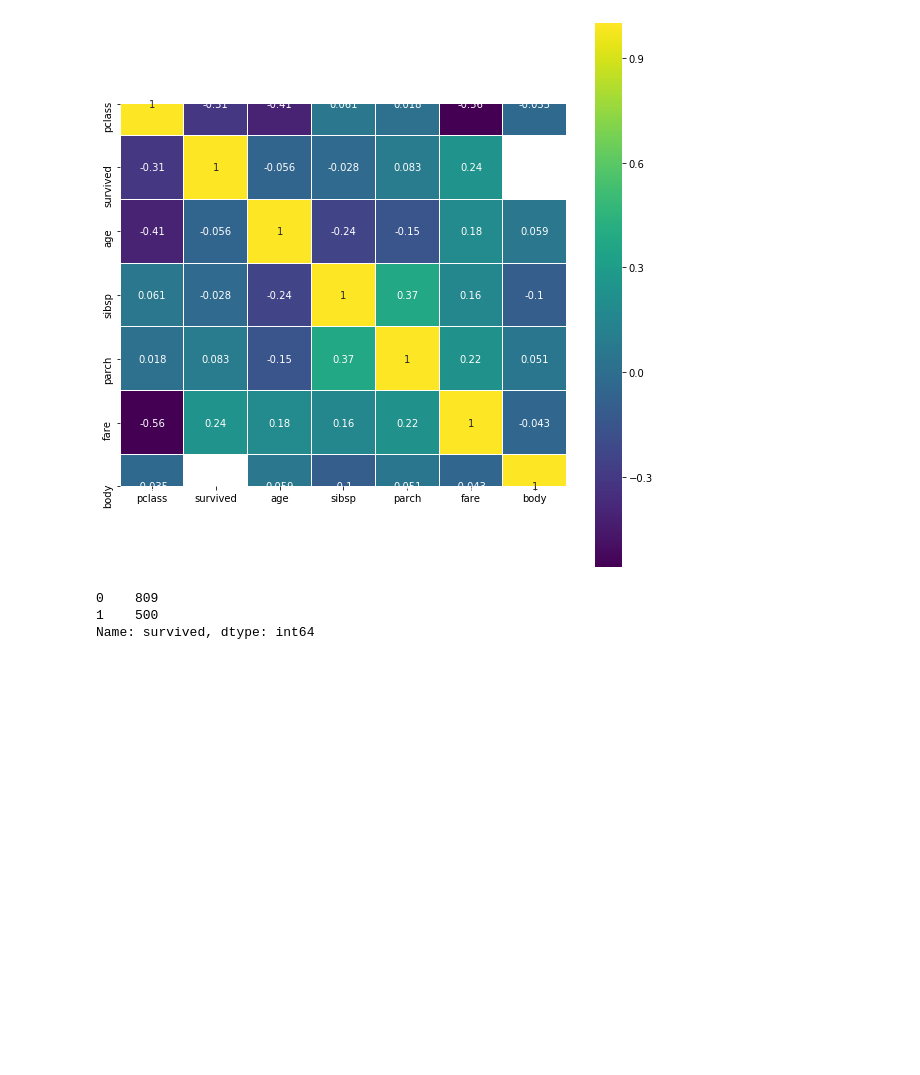
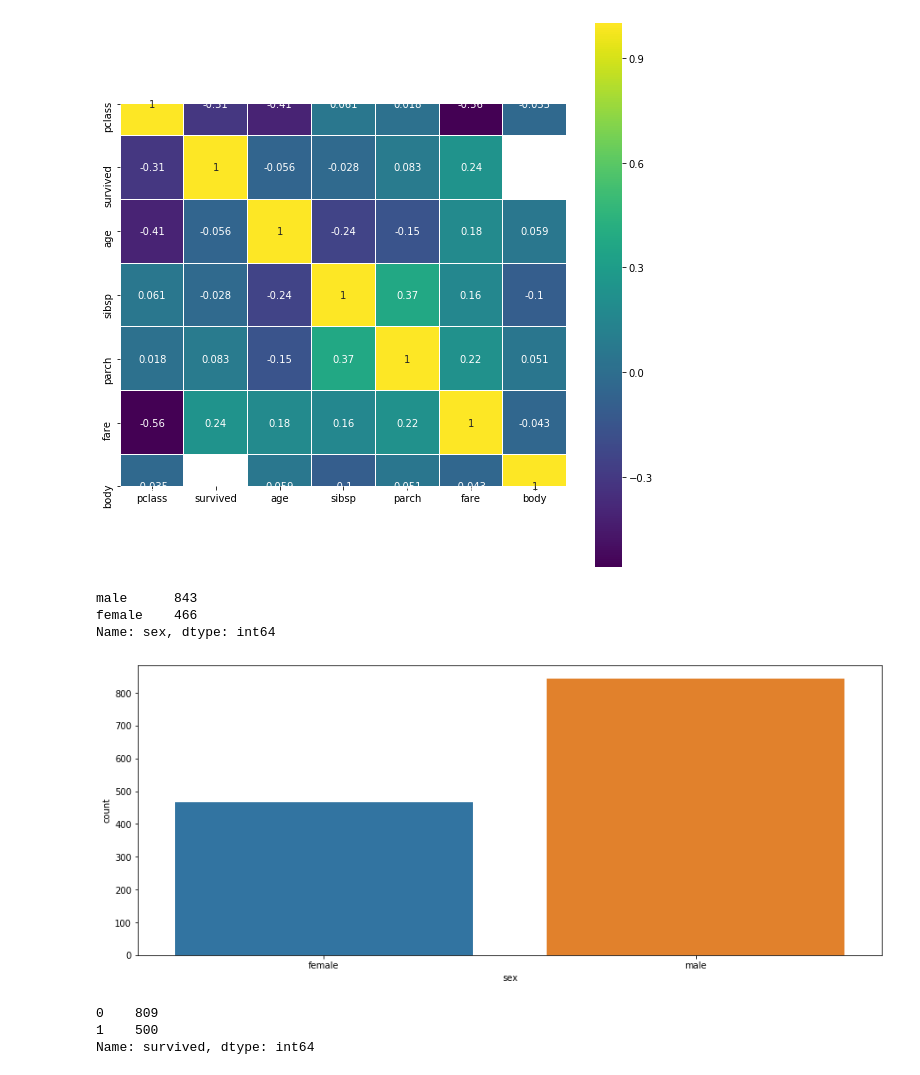
Before and after one commit to Shin-Sangseok/python_practice, a Jupyter notebook: titanic_data.ipynb, the cells around one changed output. Drawn from its saved outputs; the diff is of its cells as text; code cells hidden in the pictures; blank space fills up the shorter version.

```diff
--- a/titanic_data.ipynb
+++ b/titanic_data.ipynb
@@ -109,6 +109,19 @@ sns.heatmap(raw_data.corr(), linewidths=0.01, square=True,
 plt.show()
 # %% [output]
 [figure]
+# %%
+rd_sex = raw_data['sex'].value_counts()
+rd_sex
+# %% [output]
+male      843
+female    466
+Name: sex, dtype: int64
+# %%
+plt.figure(figsize=(15,6))
+sns.countplot('sex',data=raw_data)
+plt.show()
+# %% [output]
+[figure, added]
 # %%
 svc = raw_data['survived'].value_counts()
 svc
```
Also changed, not shown: parts of 81 cells of this notebook.
